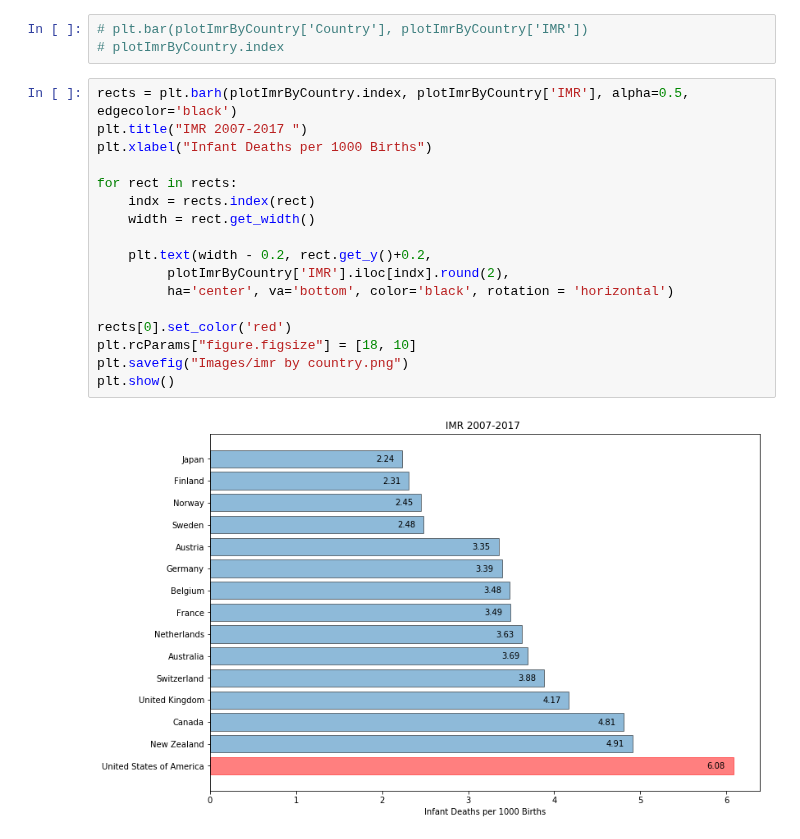
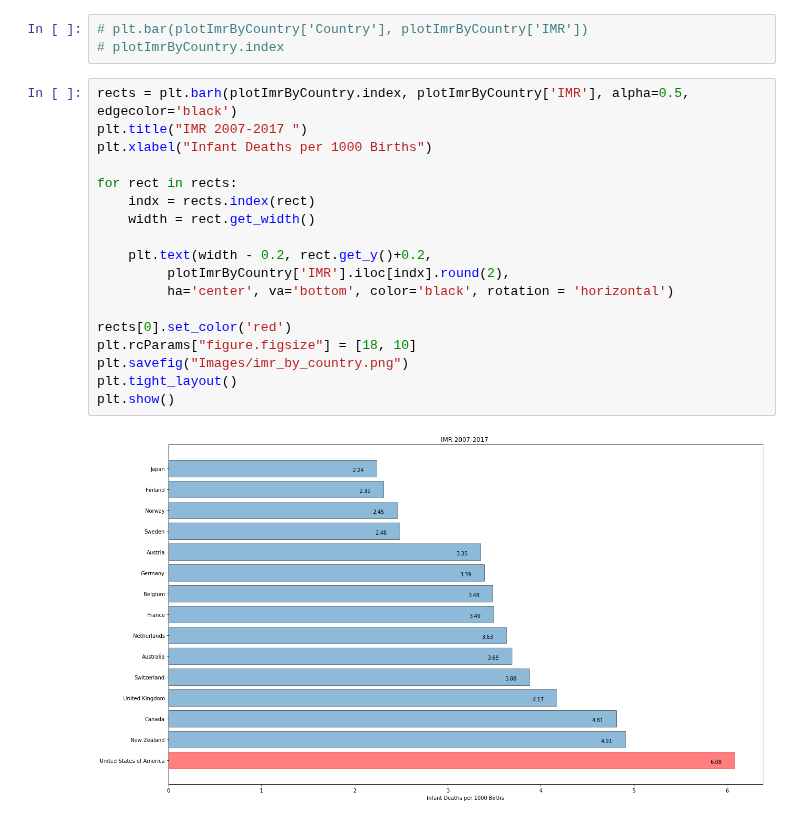
Before and after one commit to jasminajovanovic/IMR, a Jupyter notebook: IMR-jasmina.ipynb, the cells around one changed output. Saved outputs shown, nothing was run; the diff lists cells and outputs as text.

Commit message:
using tight layout to fit figures on the screen

```diff
--- a/IMR-jasmina.ipynb
+++ b/IMR-jasmina.ipynb
@@ -406,19 +406,20 @@ plotImrByCountry.head()
 # %%
 rects = plt.barh(plotImrByCountry.index, plotImrByCountry['IMR'], alpha=0.5, edgecolor='black')
 plt.title("IMR 2007-2017 ")
 plt.xlabel("Infant Deaths per 1000 Births")
 
 for rect in rects:
     indx = rects.index(rect)
     width = rect.get_width()
 
     plt.text(width - 0.2, rect.get_y()+0.2,
          plotImrByCountry['IMR'].iloc[indx].round(2),
          ha='center', va='bottom', color='black', rotation = 'horizontal')
 
 rects[0].set_color('red')
 plt.rcParams["figure.figsize"] = [18, 10]
-plt.savefig("Images/imr by country.png")
+plt.savefig("Images/imr_by_country.png")
+plt.tight_layout()
 plt.show()
 # %% [output]
-[figure, old version]
+[figure, new version]
```
Also changed, not shown: 1 other file.
